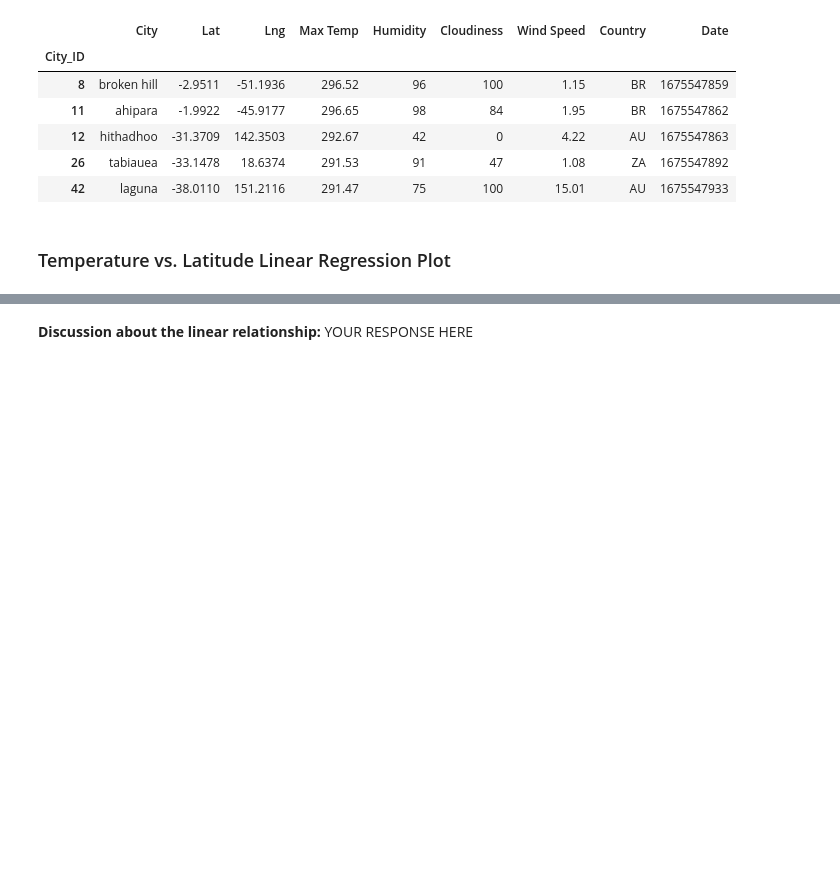
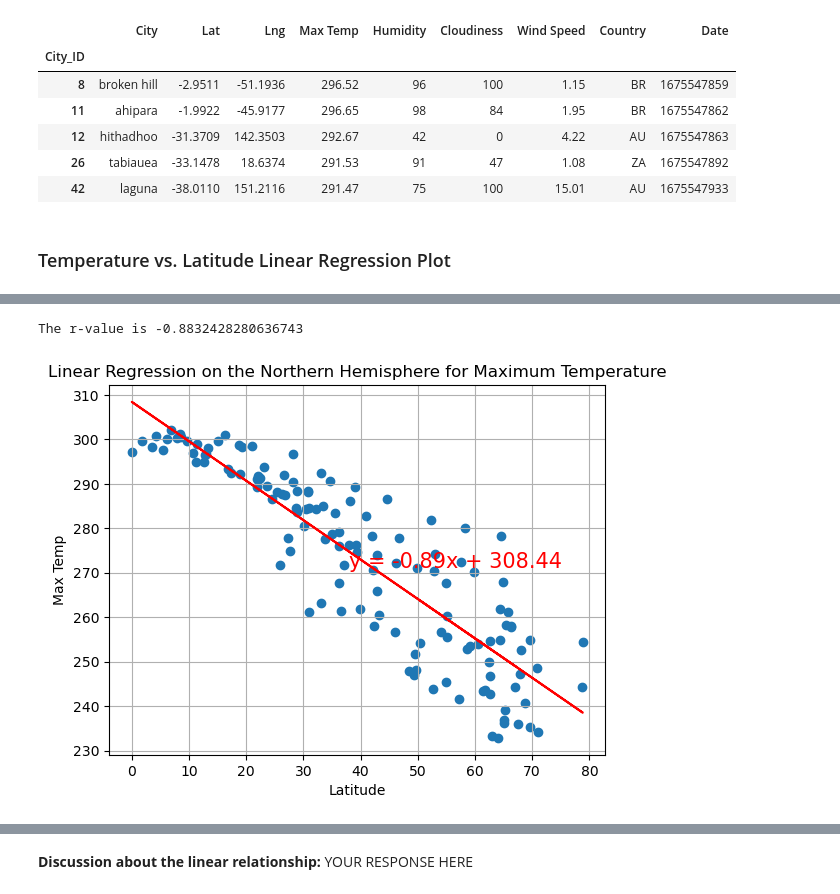
Before and after one commit to bennettnorth/python-api-challenge, a Jupyter notebook: WeatherPy.ipynb, the cells around one changed output, grey strips where cells are left out. Saved outputs shown, nothing was run; the diff lists cells and outputs as text; code cells hidden in the pictures; blank space fills up the shorter version.

```diff
--- a/WeatherPy.ipynb
+++ b/WeatherPy.ipynb
@@ -273,3 +270,19 @@ plt.show()
+# %%
+# Define a function to create Linear Regression plots
+def plot_linear_regression(x_values, y_values, title, y_label):
+    plt.scatter(x_values,y_values)
+    plt.title(title)
+    plt.ylabel(y_label)
+    plt.xlabel('Latitude')
+    plt.grid(True)
+    slope, intercept, r_value, p_value, std_err = linregress(x_values, y_values)
+    equation = f"y = {round(slope,2)}x + {round(intercept,2)}"
+    regression_line = slope * x_values + intercept
+    plt.text(0.5,0.5,equation,transform=plt.gcf().transFigure,fontsize=15,color="red")
+    plt.plot(x_values, regression_line, "r")
+    print(f"The r-value is {r_value}")
+
+    plt.show()
 # %%
 # Create a DataFrame with the Northern Hemisphere data (Latitude >= 0)
 northern_hemi_df = city_data_df.loc[(city_data_df["Lat"] >= 0)]
@@ -314,0 +316,6 @@ The r-value is: 0.4121057168607245
+# %%
+# Linear regression on Northern Hemisphere
+plot_linear_regression(northern_hemi_df["Lat"], northern_hemi_df["Max Temp"], 'Linear Regression on the Northern Hemisphere for Maximum Temperature', 'Max Temp')
+# %% [output]
+The r-value is -0.8832428280636743
+[figure, added]
```
Also changed, not shown: parts of 20 cells of this notebook.
